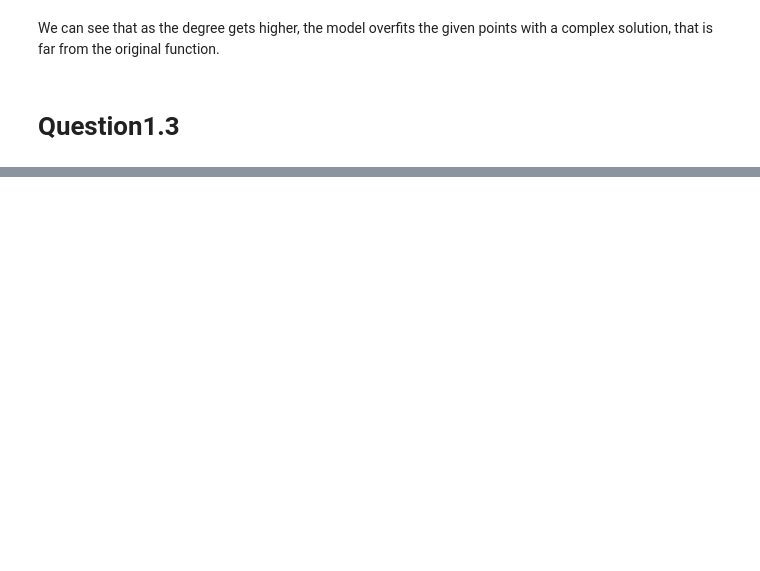
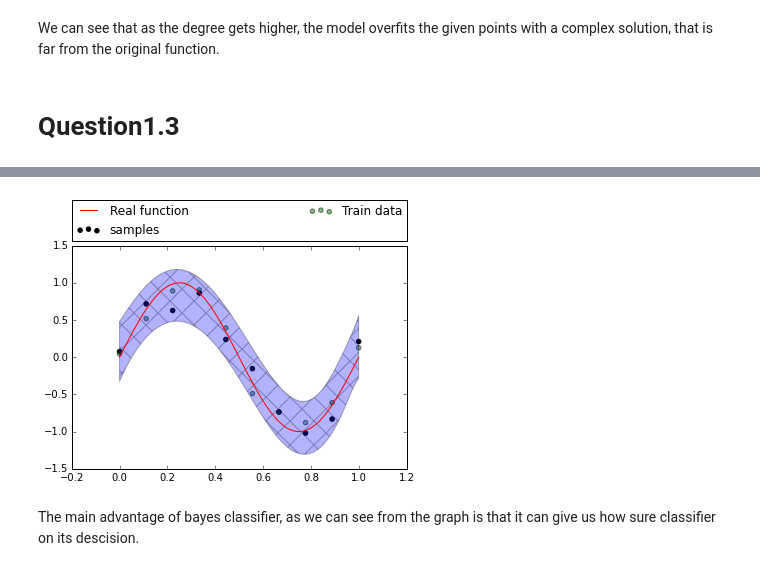
Before and after one commit to jedimonster/nlp, a Jupyter notebook: NLP_assignment_2/question1.ipynb, the cells around one changed output, grey strips where cells are left out. Drawn from its saved outputs; the diff is of its cells as text; code cells hidden in the pictures; blank space fills up the shorter version.

```diff
--- a/NLP_assignment_2/question1.ipynb
+++ b/NLP_assignment_2/question1.ipynb
@@ -230,0 +265,29 @@ lovely.
+# %%
+from question1 import bayesianEstimator
+method = lambda x: math.sin(2 * math.pi * x)
+vectorised_method = np.vectorize(method)
+x_vector, t_vector, real_vector = generateDataset(10, vectorised_method, 0.1)
+mean, variance = bayesianEstimator(x_vector, t_vector, 9, 0.005, 1/11.1)
+variance(0.5)
+mean(0.5)
+vectorised_mean = np.vectorize(mean)
+vectorized_variance = np.vectorize(variance)
+
+x_graph = np.linspace(0.0, 1.0, 100)
+samples = []
+for point in x_vector:
+    mu = mean(point)
+    var = variance(point)
+    samples.append(np.random.normal(loc=mu,scale=var, size=1))
+import pylab
+pylab.scatter(x_vector,samples, c="black",label="samples")
+pylab.plot(x_graph, vectorised_method(x_graph), c='red', label="Real function")
+pylab.scatter(x_vector, t_vector, c='green', alpha=0.5, label="Train data")
+pylab.fill_between(x_graph, vectorised_mean(x_graph) - np.sqrt(vectorized_variance(x_graph)),
+                   vectorised_mean(x_graph) + np.sqrt(vectorized_variance(x_graph)), alpha=0.3, hatch='X')
+plt.legend(bbox_to_anchor=(0., 1.02, 1., .102), loc=3, ncol=2, mode="expand", borderaxespad=0.)
+pylab.show()
+# %% [output]
+[figure, added]
+# %% [markdown]
+The main advantage of bayes classifier, as we can see from the graph is that it can give us how sure classifier on its descision.
```
Also changed, not shown: parts of 16 cells of this notebook.
